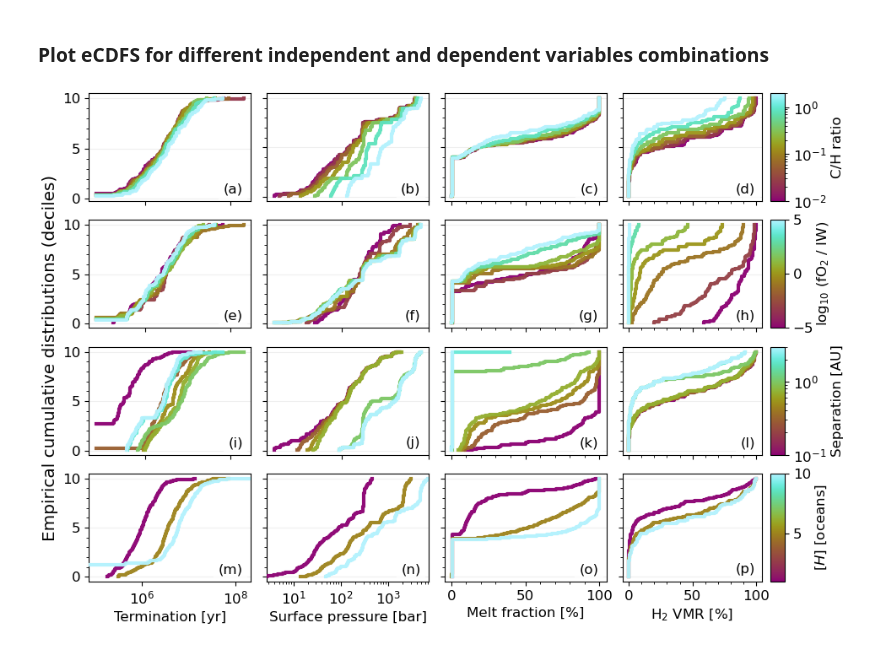
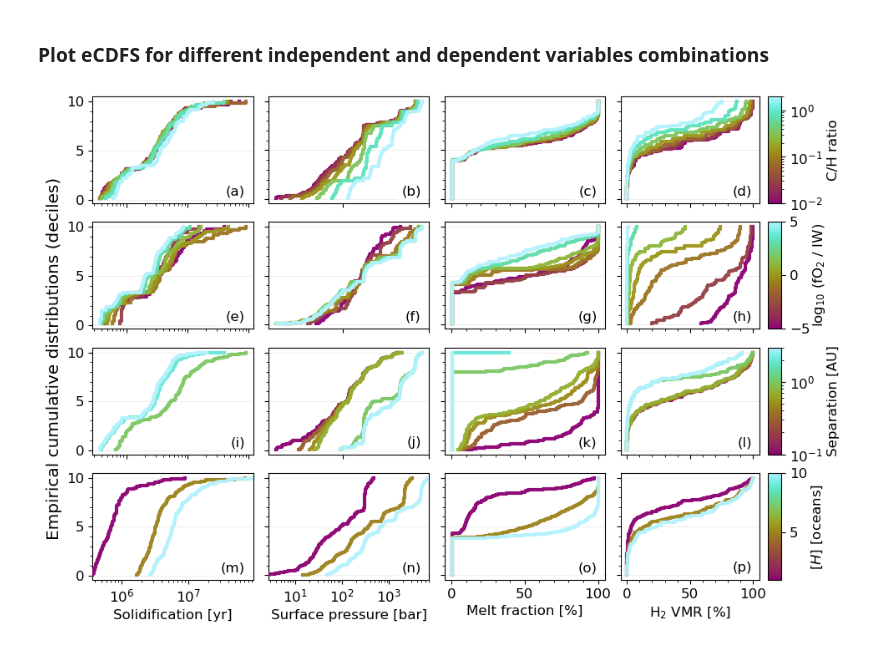
Before and after one commit to nichollsh/proteus_analysis, a Jupyter notebook: dist_funcs.ipynb, the cells around one changed output. Saved outputs shown, nothing was run; the diff lists cells and outputs as text; code cells hidden in the pictures.

```diff
--- a/dist_funcs.ipynb
+++ b/dist_funcs.ipynb
@@ -115,7 +116,14 @@ def ecdf_many(deps, indeps,
         for idx_dep in range(ndep):
             counter += 1
 
-            ax = axs[idx_ind, idx_dep]
+            if (nind == 1) and (ndep == 1):
+                ax = axs
+            elif (nind == 1):
+                ax = axs[idx_dep]
+            elif (ndep == 1):
+                ax = axs[idx_ind]
+            else:
+                ax = axs[idx_ind, idx_dep]
             indep_key = indeps[idx_ind]["key"]
             dep_key = deps[idx_dep]["key"]
 
@@ -139,14 +147,33 @@ def ecdf_many(deps, indeps,
             colorbar = bool(indeps[idx_ind]["cbar"])
 
             # Dependent variable values
-            dep_vals = lg.access_hvars(hvars,dep_key,-1)
+            #    special cases
+            if dep_key == "Time_solid":
+                dep_key = "Time"
+                tme_vals = lg.access_hvars(hvars,"Time",-1)
+                phi_vals = lg.access_hvars(hvars,"Phi_global",-1)
+                dep_vals = []
+                for i in range(len(phi_vals)):
+                    if phi_vals[i] < 0.006:
+                        dep_vals.append(tme_vals[i])
+                    else:
+                        dep_vals.append(np.nan)
+                dep_vals = np.array(dep_vals)
+
+            #    else
+            else:
+                dep_vals = lg.access_hvars(hvars,dep_key,-1)
 
             # Plot the eCFS for this dep variable
             for indep_val in indep_vals: # for each value of the indep var
                 dat = []
                 for i in range(ncases):
                     if np.isclose(cvars[indep_key][i], indep_val):
-                        dat.append(dep_vals[i] * deps[idx_dep]["scale"])
+                        if not np.isnan(dep_vals[i]):
+                            dat.append(dep_vals[i] * deps[idx_dep]["scale"])
+
+                if len(dat) < 2:
+                    continue
                 x, y = _ecdf(dat)
                 y *= 10.0
 
@@ -215,8 +242,8 @@ def ecdf_many(deps, indeps,
 # Dependent variables
 xs = [
     {
-        "key":      "Time",
-        "label":    "Termination [yr]",
+        "key":      "Time_solid",
+        "label":    "Solidification [yr]",
         "scale":    1.0,
         "log":      True,
         "mloc":     None
@@ -256,31 +283,31 @@ zs = [
     },
     {
         "key":      "fO2_shift_IW",
         "label":    "log$_{10}$ (fO$_{2}$ / IW)",
         "scale":    1.0,
         "log":      False,
         "cmap":     "hawaii",
         "cbar":     True,
     },
     {
         "key":      "mean_distance",
         "label":    "Separation [AU]",
         "scale":    1.0,
         "log":      True,
         "cmap":     "hawaii",
         "cbar":     True
     },
     {
         "key":      "hydrogen_earth_oceans",
         "label":    "$[H]$ [oceans]",
         "scale":    1.0,
         "log":      False,
         "cmap":     "hawaii",
         "cbar":     True
     }
 ]
 
 plt.close("all")
 ecdf_many(xs,zs, figsize=(6,4), figscale=1.6)
 # %% [output]
-[figure, old version]
+[figure, new version]
```
Also changed, not shown: parts of 3 cells of this notebook, 4 other files.
